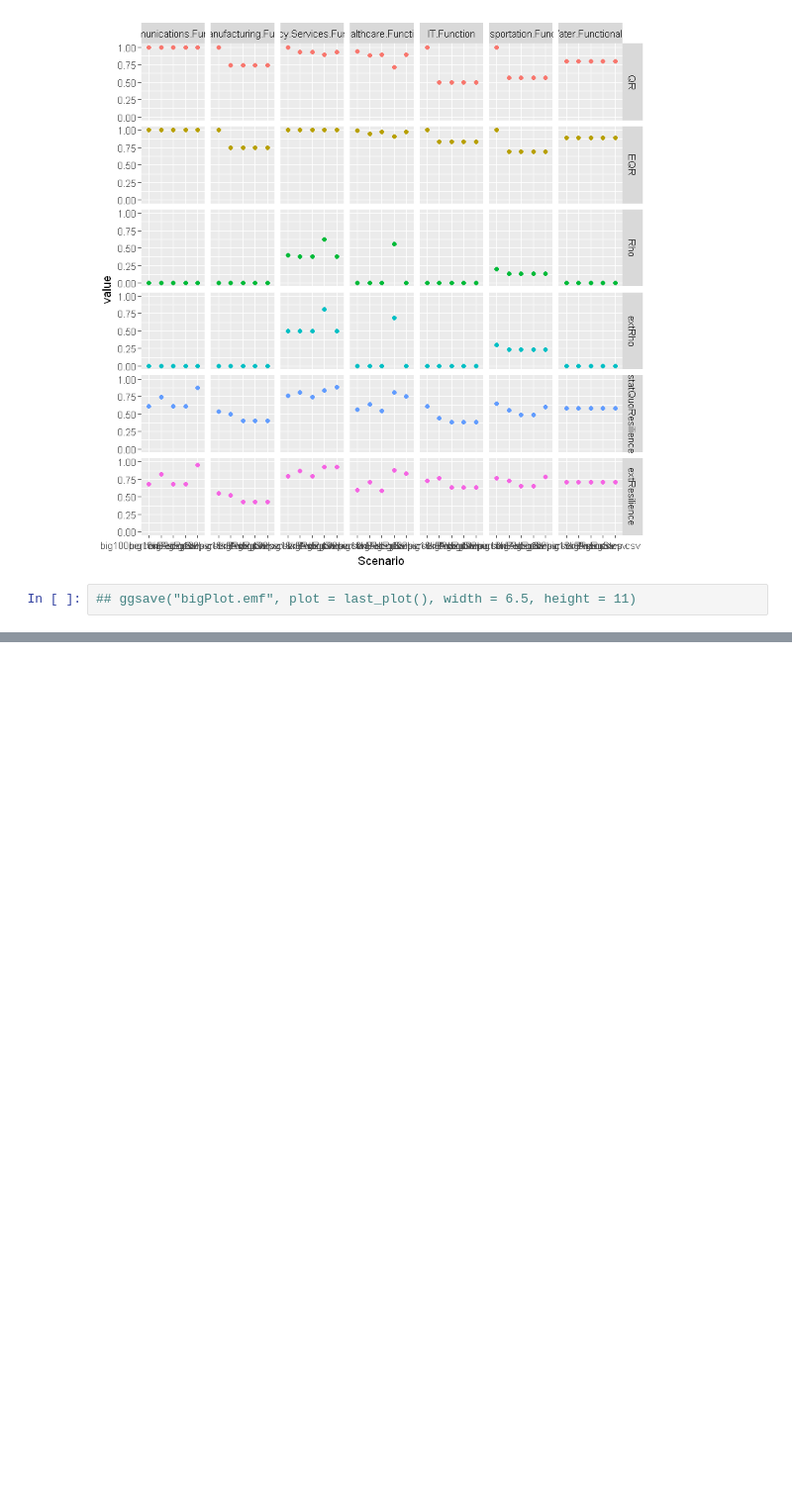
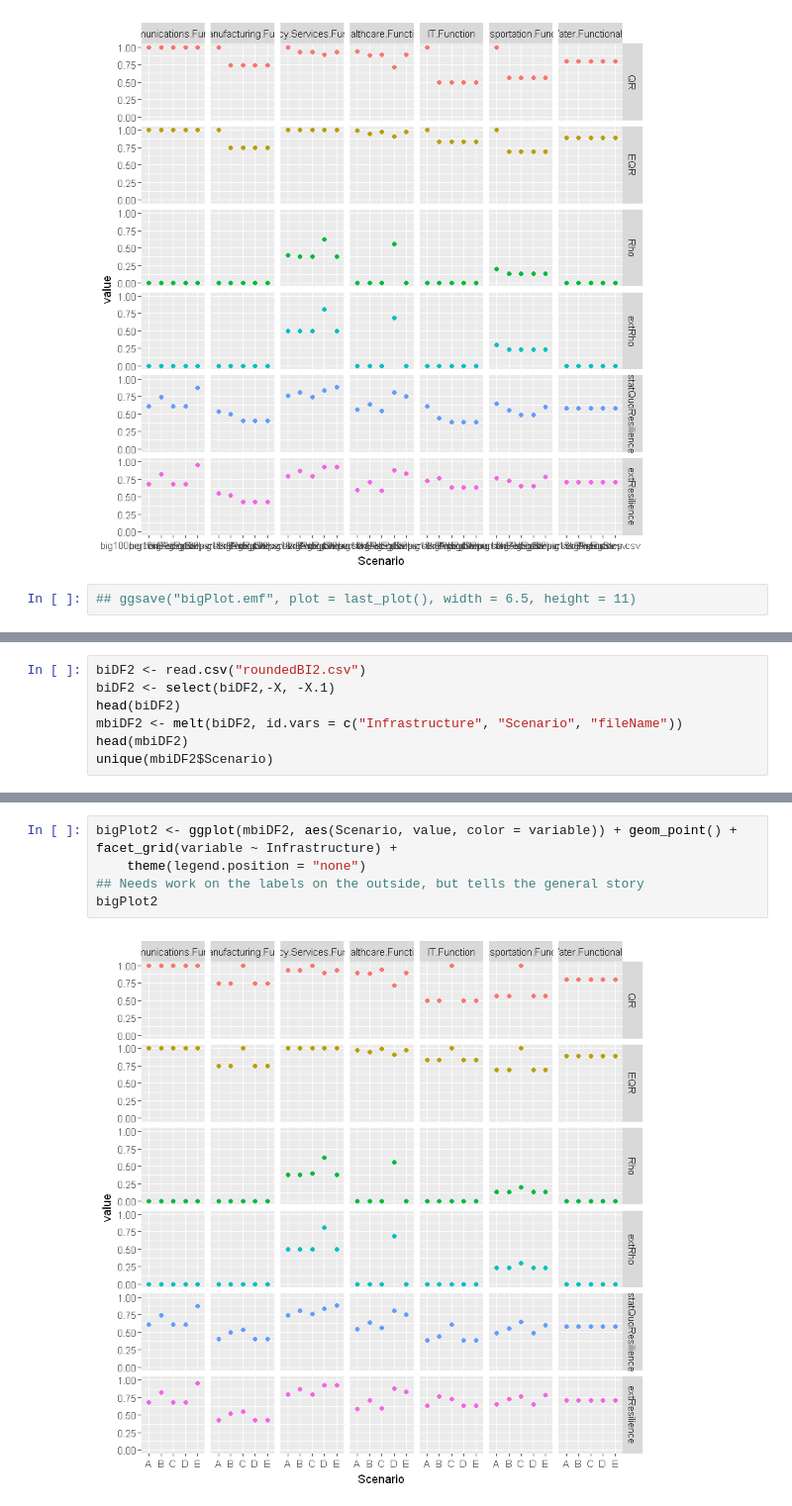
Before and after one commit to royemanuel/Metrics, a Jupyter notebook: Plotting Notebook.ipynb, the cells around one changed output, grey strips where cells are left out. Shown: that part at 99% size. Saved outputs shown, nothing was run; the diff lists cells and outputs as text; blank space fills up the shorter version.

```diff
--- a/Plotting Notebook.ipynb
+++ b/Plotting Notebook.ipynb
@@ -41,0 +49,7 @@ bigPlot
+# %%
+biDF2 <- read.csv("roundedBI2.csv")
+biDF2 <- select(biDF2,-X, -X.1)
+head(biDF2)
+mbiDF2 <- melt(biDF2, id.vars = c("Infrastructure", "Scenario", "fileName"))
+head(mbiDF2)
+unique(mbiDF2$Scenario)
@@ -41,0 +73,7 @@ bigPlot
+# %%
+bigPlot2 <- ggplot(mbiDF2, aes(Scenario, value, color = variable)) + geom_point() + facet_grid(variable ~ Infrastructure) +
+    theme(legend.position = "none")
+## Needs work on the labels on the outside, but tells the general story
+bigPlot2
+# %% [output]
+[figure, added]
```
Also changed, not shown: parts of 4 cells of this notebook, 4 other files.
